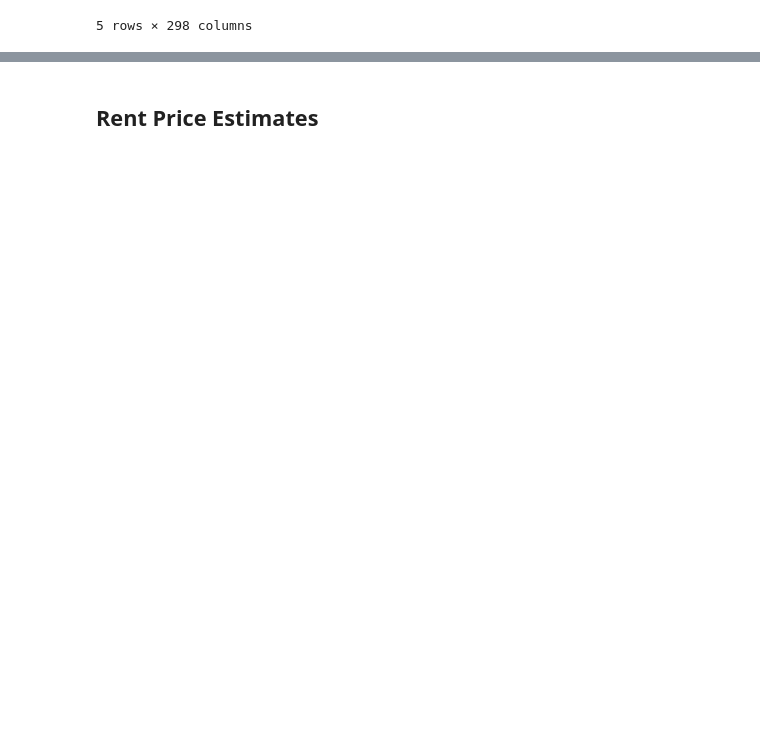
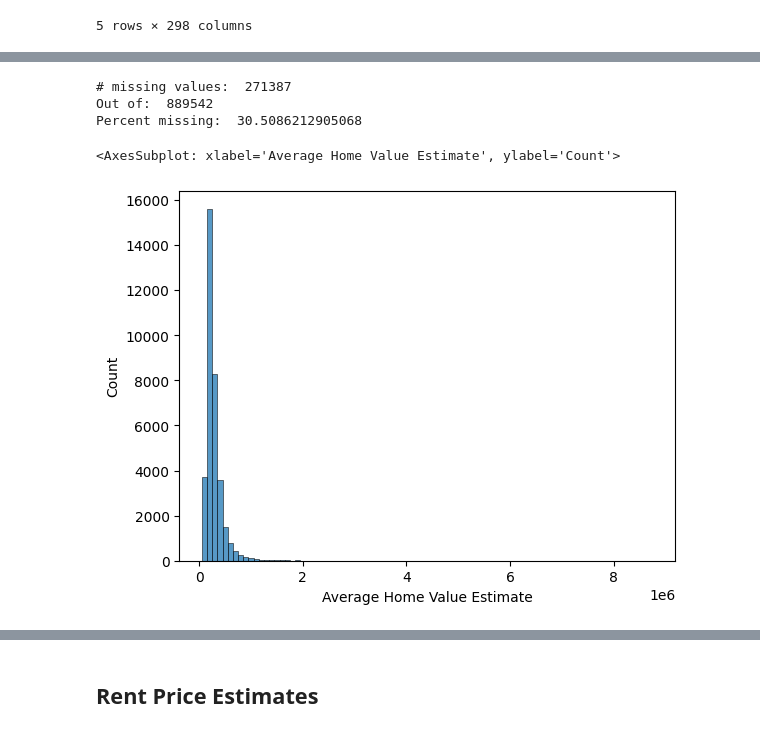
Before and after one commit to MLFP-90803-SP24-FinalProjects/Team17-FinalProject, a Jupyter notebook: Climate_Data_Cleaning.ipynb, the cells around one changed output, grey strips where cells are left out. Drawn from its saved outputs; the diff is of its cells as text; code cells hidden in the pictures; blank space fills up the shorter version.

```diff
--- a/Climate_Data_Cleaning.ipynb
+++ b/Climate_Data_Cleaning.ipynb
@@ -179,0 +154,17 @@ top_tier_melted.head(5)
+# %%
+num_missing = top_tier_melted[top_tier_melted['Average Home Value Estimate'].isna()].shape[0]
+print("# missing values: ", num_missing)
+print("Out of: ", top_tier_melted.shape[0])
+print("Percent missing: ", (num_missing/top_tier_melted.shape[0])*100)
+# %% [output]
+# missing values:  271387
+Out of:  889542
+Percent missing:  30.5086212905068
+# %%
+top_tier_melted.reset_index(inplace=True)
+# %%
+datasample = top_tier_melted.sample(50000)
+sns.histplot(data=datasample, x='Average Home Value Estimate', binwidth=100000.00)
+# %% [output]
+<AxesSubplot: xlabel='Average Home Value Estimate', ylabel='Count'>
+[figure, added]
```
Also changed, not shown: parts of 39 cells of this notebook.
